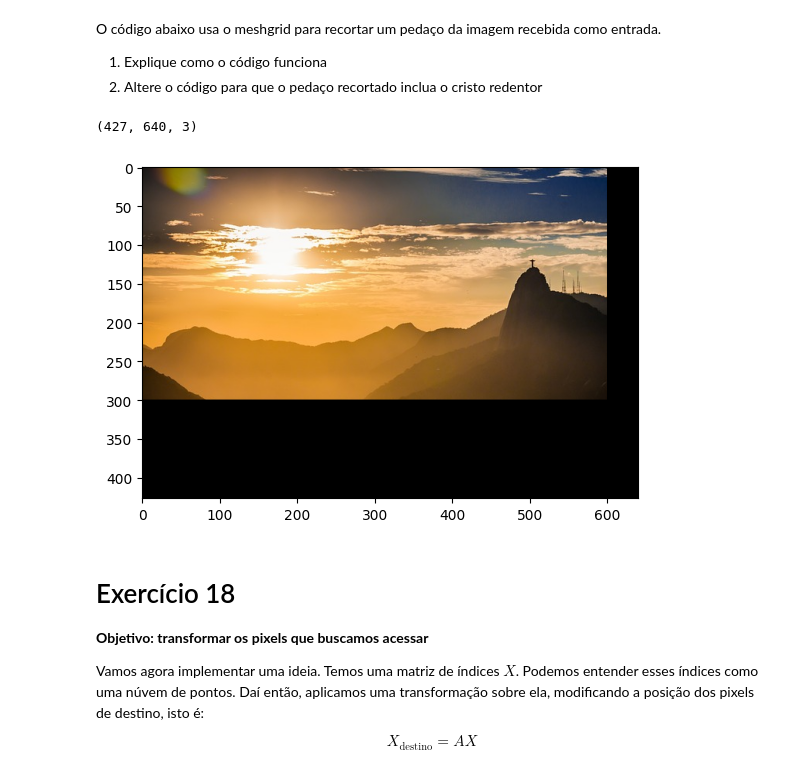
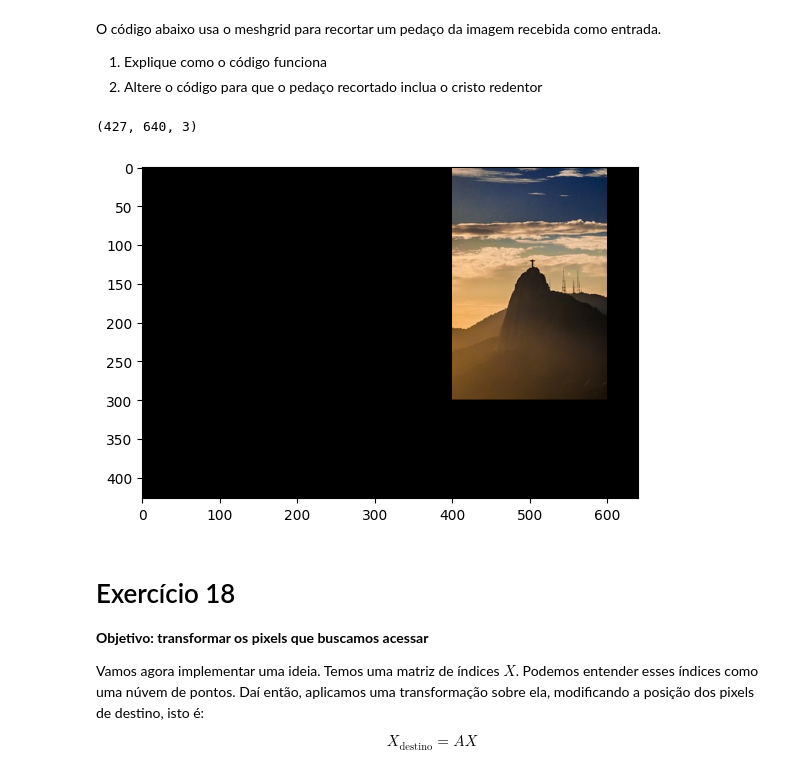
Before and after one commit to LuccaHiratsuca/AlgLin23-2, a Jupyter notebook: notebooks/03-geometria_analitica.ipynb, the cells around one changed output. Drawn from its saved outputs; the diff is of its cells as text; code cells hidden in the pictures.

```diff
--- a/notebooks/03-geometria_analitica.ipynb
+++ b/notebooks/03-geometria_analitica.ipynb
@@ -864,17 +863,17 @@ O código abaixo usa o meshgrid para recortar um pedaço da imagem recebida como
 # %%
 image = mpimg.imread("rio_de_janeiro.jpg")
 image_ = np.zeros_like(image)
 
-X = criar_indices(0, 300, 0, 600)
+X = criar_indices(0, 300, 400, 600)
 image_[X[0,:], X[1,:], :] = image[X[0,:], X[1,:], :]
 
 print(image_.shape)
 plt.figure()
 plt.imshow(image_)
 plt.show()
 # %% [output]
 (427, 640, 3)
-[figure, old version]
+[figure, new version]
 # %% [markdown]
 # Exercício 18
 **Objetivo: transformar os pixels que buscamos acessar**
```
Also changed, not shown: parts of 9 cells of this notebook, 1 other file.
